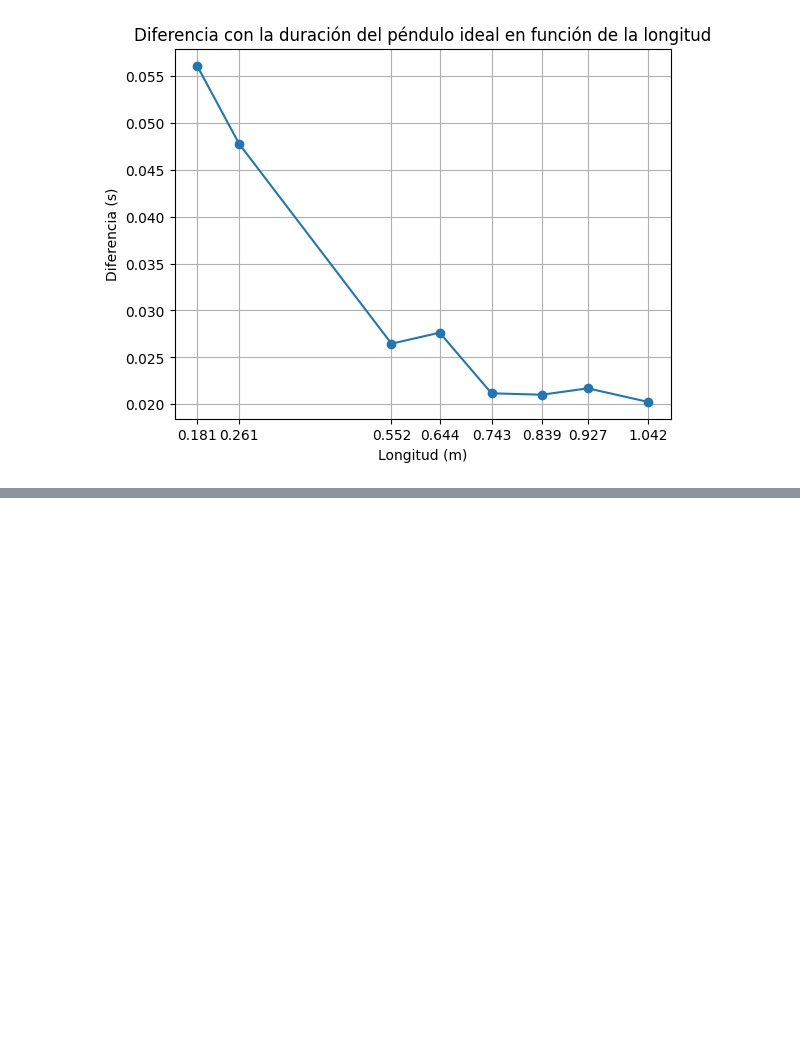
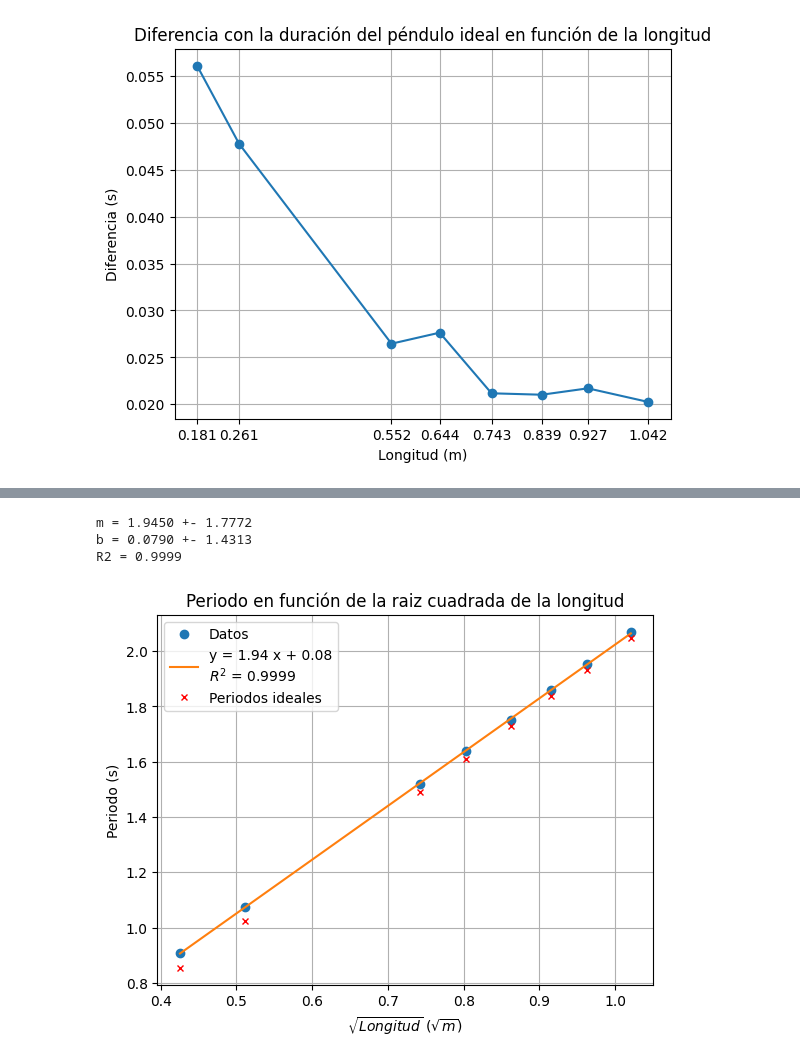
Before and after one commit to LecJackS/Mecanica-y-Termodinamica-2024-1C, a Jupyter notebook: Laboratorios/Labo03-04/Labo02.ipynb, the cells around one changed output, grey strips where cells are left out. Saved outputs shown, nothing was run; the diff lists cells and outputs as text; code cells hidden in the pictures; blank space fills up the shorter version.

```diff
--- a/Laboratorios/Labo03-04/Labo02.ipynb
+++ b/Laboratorios/Labo03-04/Labo02.ipynb
@@ -196,0 +305,27 @@ plt.show()
+# %%
+# Now plot the same but using sqrt(longitudes) instead
+popt, pcov = curve_fit(lineal, np.sqrt(longitudes), periodos, absolute_sigma=True)
+
+m, b = popt
+dm, db = np.sqrt(np.diag(pcov))
+
+R2 = 1 - np.sum((lineal(np.array(np.sqrt(longitudes)), m, b) - periodos)**2) / np.sum((periodos - np.mean(periodos))**2)
+
+print(f"m = {m:.4f} +- {dm:.4f}")
+print(f"b = {b:.4f} +- {db:.4f}")
+print(f"R2 = {R2:.4f}")
+
+plt.plot(np.sqrt(longitudes), periodos, 'o', label='Datos')
+plt.plot(np.sqrt(longitudes), lineal(np.array(np.sqrt(longitudes)), m, b), label=f"y = {m:.2f} x + {b:.2f}\n"+r"$R^2$"+f" = {R2:.4f}")
+plt.plot(np.sqrt(longitudes), periodos_ideales, marker='x', markersize=5, linestyle="", label='Periodos ideales', color='red')
+plt.xlabel(r"$\sqrt{ {Longitud}}$ ($\sqrt{m}$)")
+plt.ylabel("Periodo (s)")
+plt.title("Periodo en función de la raiz cuadrada de la longitud")
+plt.legend()
+plt.grid()
+plt.show()
+# %% [output]
+m = 1.9450 +- 1.7772
+b = 0.0790 +- 1.4313
+R2 = 0.9999
+[figure, added]
```
Also changed, not shown: parts of 5 cells of this notebook, 9 other files.
